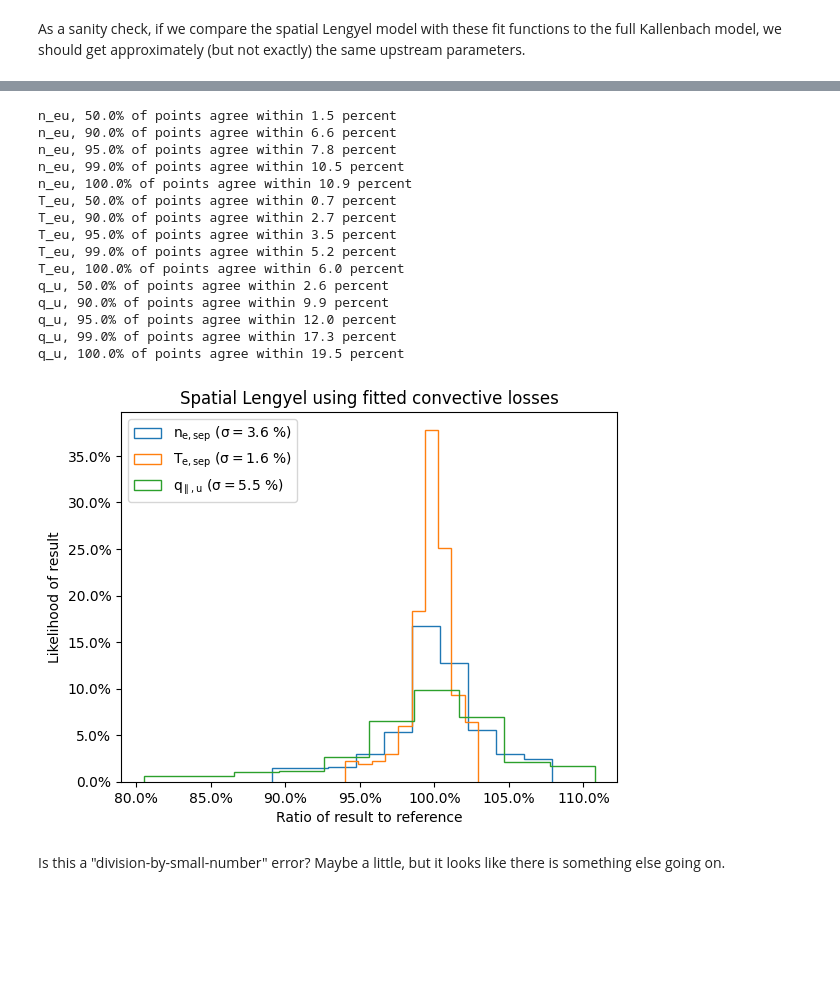
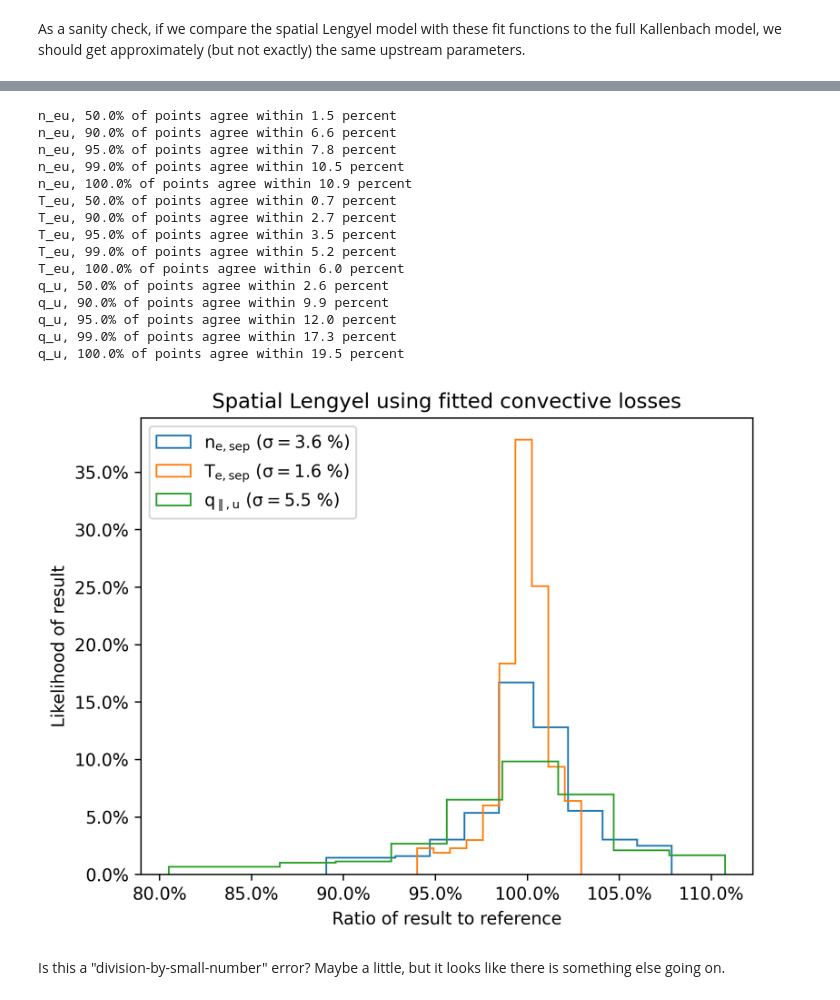
Before and after one commit to cfs-energy/extended-lengyel, a Jupyter notebook: notebooks/4.Studying_the_convective_layer.ipynb, the cells around one changed output, grey strips where cells are left out. Saved outputs shown, nothing was run; the diff lists cells and outputs as text; code cells hidden in the pictures; blank space fills up the shorter version.

```diff
--- a/notebooks/4.Studying_the_convective_layer.ipynb
+++ b/notebooks/4.Studying_the_convective_layer.ipynb
@@ -15,12 +15,13 @@ print(f"Running in {Path('').absolute()}")
 
 import cfspopcon
 import matplotlib.pyplot as plt
+import matplotlib as mpl
 import numpy as np
 import xarray as xr
 from cfspopcon.unit_handling import magnitude_in_units, ureg
 
 import extended_lengyel
-plt.rcParams['mathtext.default'] = 'regular'
+plt.style.use('paper_plots.mplstyle')
 # %% [output]
 Running in /Users/tbody/Projects/extended-lengyel/notebooks
 # %%
@@ -504,5 +502,6 @@ Text(0, 0.5, 'Spatial Lengyel')
 # %%
-from matplotlib.ticker import PercentFormatter
+from matplotlib.colors import LogNorm
+import matplotlib.ticker as mtick
 
 rtol_separatrix_electron_density = (lengyel_ds["separatrix_electron_density"] / rcc_reference_ds["separatrix_electron_density"].broadcast_like(lengyel_ds["separatrix_electron_density"]))
 rtol_separatrix_electron_temp = (lengyel_ds["separatrix_electron_temp"] / rcc_reference_ds["separatrix_electron_temp"].broadcast_like(lengyel_ds["separatrix_electron_temp"]))
@@ -525,37 +524,37 @@ ax.set_ylabel("Likelihood of result")
 ax.set_xlabel("Ratio of result to reference")
 ax.set_title("Spatial Lengyel using fitted convective losses")
 
-ax.xaxis.set_major_formatter(PercentFormatter(xmax=1))
-ax.yaxis.set_major_formatter(PercentFormatter(xmax=100))
+ax.xaxis.set_major_formatter(mtick.PercentFormatter(xmax=1))
+ax.yaxis.set_major_formatter(mtick.PercentFormatter(xmax=100))
 
 for label, result in {
     "n_eu": rtol_separatrix_electron_density,
     "T_eu": rtol_separatrix_electron_temp,
     "q_u": rtol_q_parallel,
 }.items():
 
     for quantile in [0.5, 0.9, 0.95, 0.99, 1.0]:
         deviation = (np.abs(1.0 - result)).pint.to(ureg.percent).quantile(quantile).item()
         print(f"{label}, {quantile*100}% of points agree within {deviation:.1f}")
 
 plt.savefig(extended_lengyel.directories.output_dir / "rtol_for_spatial_lengyel_using_fitted_losses.png", dpi=300)
 # %% [output]
 n_eu, 50.0% of points agree within 1.5 percent
 n_eu, 90.0% of points agree within 6.6 percent
 n_eu, 95.0% of points agree within 7.8 percent
 n_eu, 99.0% of points agree within 10.5 percent
 n_eu, 100.0% of points agree within 10.9 percent
 T_eu, 50.0% of points agree within 0.7 percent
 T_eu, 90.0% of points agree within 2.7 percent
 T_eu, 95.0% of points agree within 3.5 percent
 T_eu, 99.0% of points agree within 5.2 percent
 T_eu, 100.0% of points agree within 6.0 percent
 q_u, 50.0% of points agree within 2.6 percent
 q_u, 90.0% of points agree within 9.9 percent
 q_u, 95.0% of points agree within 12.0 percent
 q_u, 99.0% of points agree within 17.3 percent
 q_u, 100.0% of points agree within 19.5 percent
-[figure, old version]
+[figure, new version]
 # %% [markdown]
 Is this a "division-by-small-number" error? Maybe a little, but it looks like there is something else going on.
 # %%
```
Also changed, not shown: parts of 6 cells of this notebook, 18 other files.
